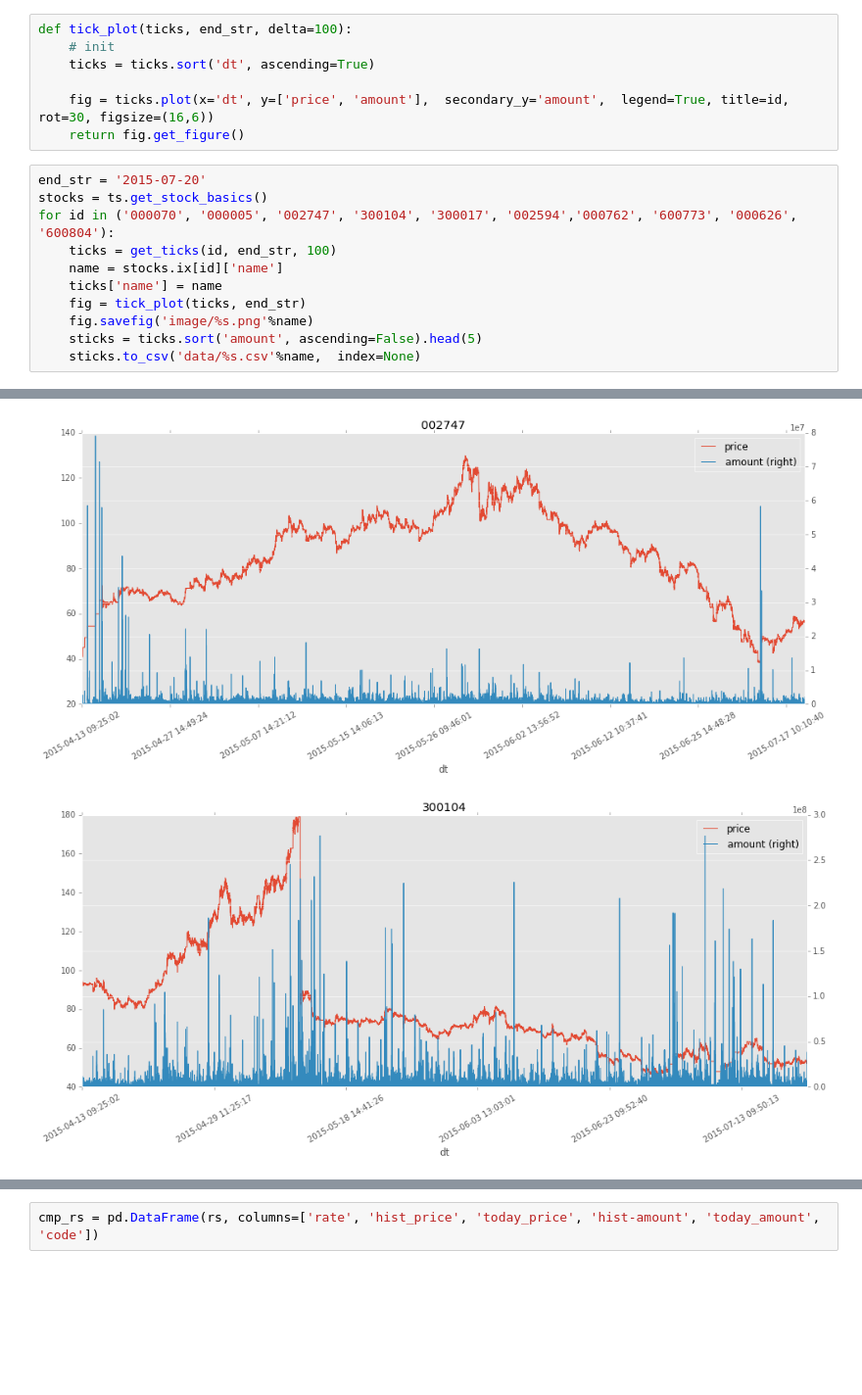
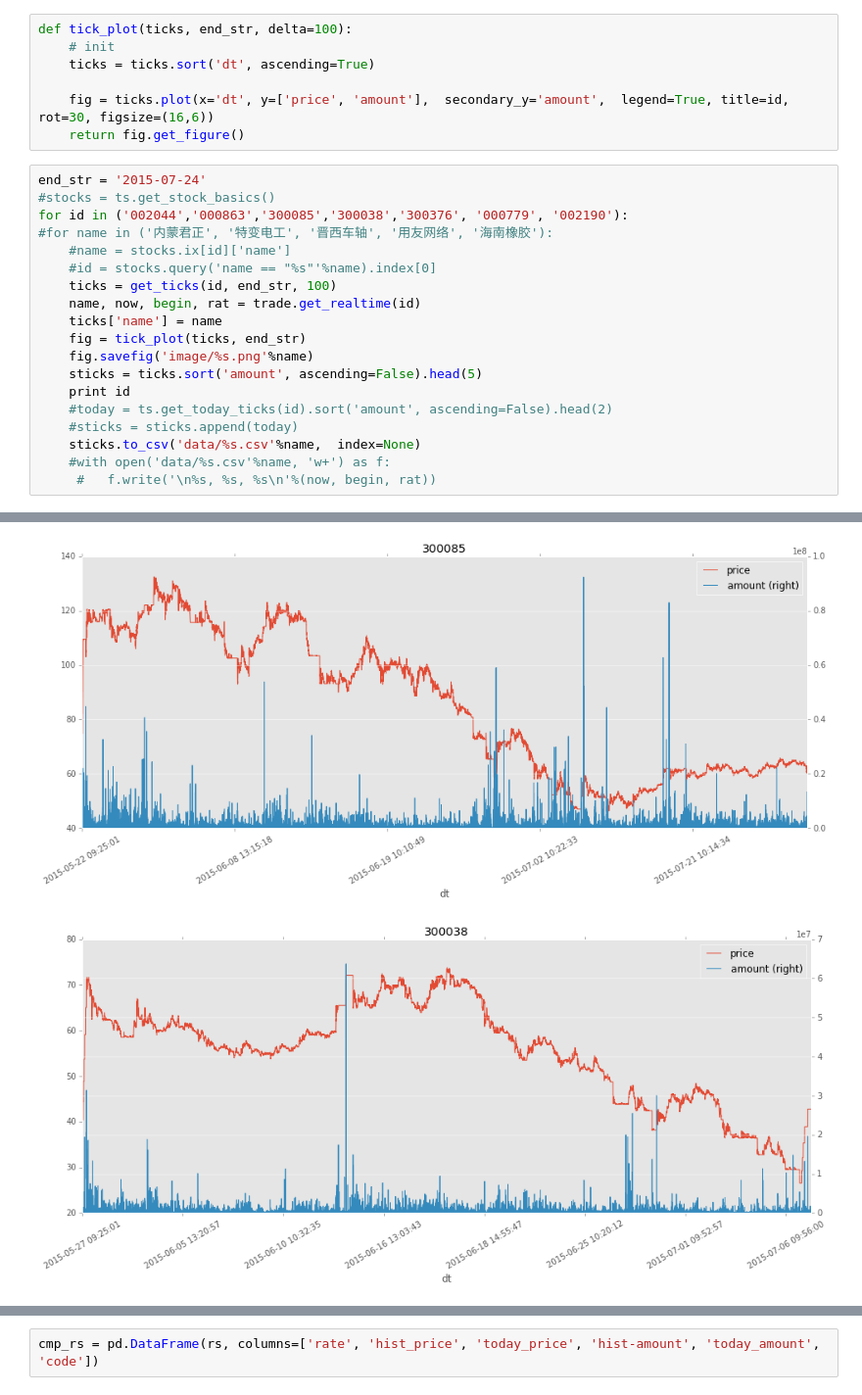
Before and after one commit to adayone/ssl, a Jupyter notebook: tick.ipynb, the cells around one changed output, grey strips where cells are left out. Shown: that part at 98% size. Cells and saved outputs as stored; diff of their text form; blank space fills up the shorter version.

Commit message:
ticks

```diff
--- a/tick.ipynb
+++ b/tick.ipynb
@@ -54,14 +55,22 @@ def tick_plot(ticks, end_str, delta=100):
     fig = ticks.plot(x='dt', y=['price', 'amount'],  secondary_y='amount',  legend=True, title=id, rot=30, figsize=(16,6))
     return fig.get_figure()
 # %%
-end_str = '2015-07-20'
-stocks = ts.get_stock_basics()
-for id in ('000070', '000005', '002747', '300104', '300017', '002594','000762', '600773', '000626', '600804'):
+end_str = '2015-07-24'
+#stocks = ts.get_stock_basics()
+for id in ('002044','000863','300085','300038','300376', '000779', '002190'):
+#for name in ('内蒙君正', '特变电工', '晋西车轴', '用友网络', '海南橡胶'):
+    #name = stocks.ix[id]['name']
+    #id = stocks.query('name == "%s"'%name).index[0]
     ticks = get_ticks(id, end_str, 100)
-    name = stocks.ix[id]['name']
+    name, now, begin, rat = trade.get_realtime(id)
     ticks['name'] = name
     fig = tick_plot(ticks, end_str)
     fig.savefig('image/%s.png'%name)
     sticks = ticks.sort('amount', ascending=False).head(5)
+    print id
+    #today = ts.get_today_ticks(id).sort('amount', ascending=False).head(2)
+    #sticks = sticks.append(today)
     sticks.to_csv('data/%s.csv'%name,  index=None)
+    #with open('data/%s.csv'%name, 'w+') as f:
+     #   f.write('\n%s, %s, %s\n'%(now, begin, rat))
 # %% [output]
@@ -70,2 +96,2 @@ for id in ('000070', '000005', '002747', '300104', '300017', '002594','000762',
-[figure, old version]
+[figure, new version]
-[figure, old version]
+[figure, new version]
```
Also changed, not shown: parts of 5 cells of this notebook, 20 other files.
